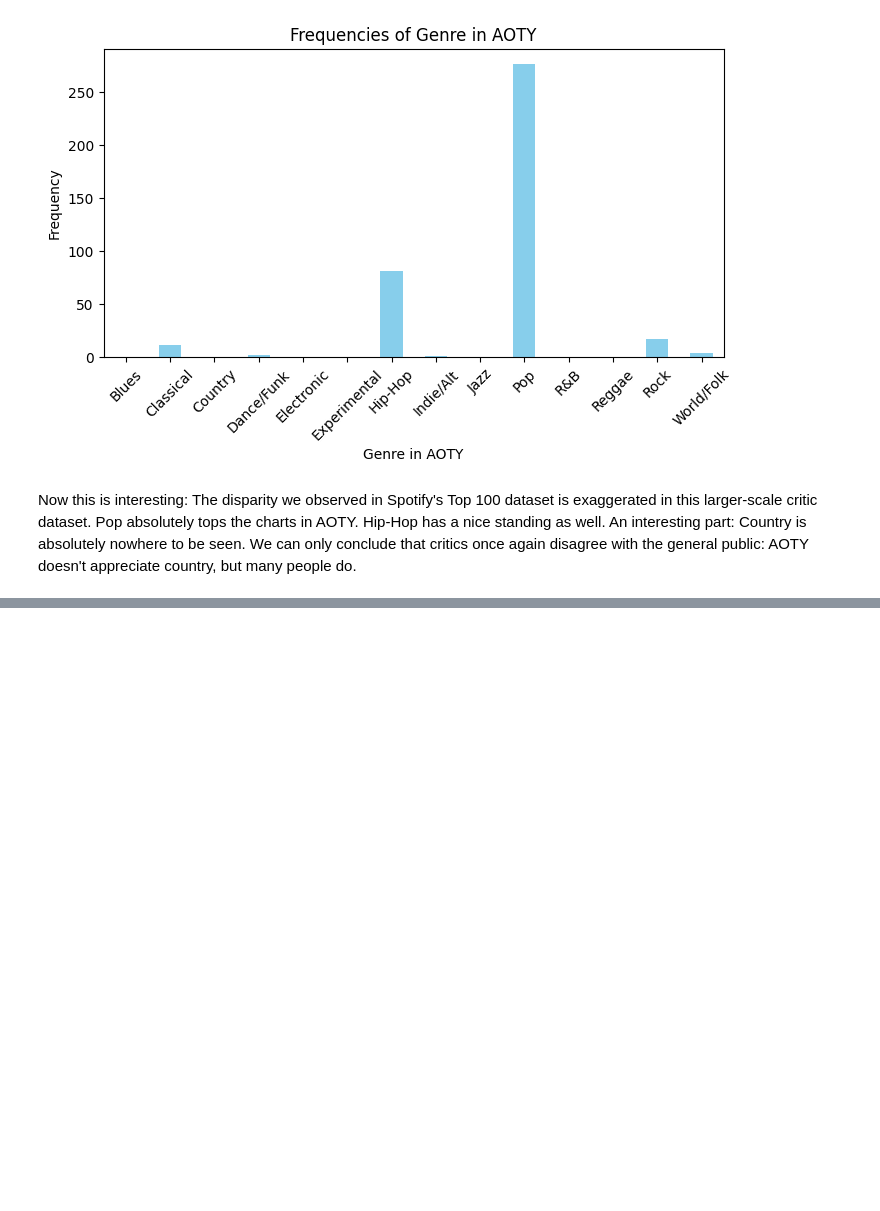
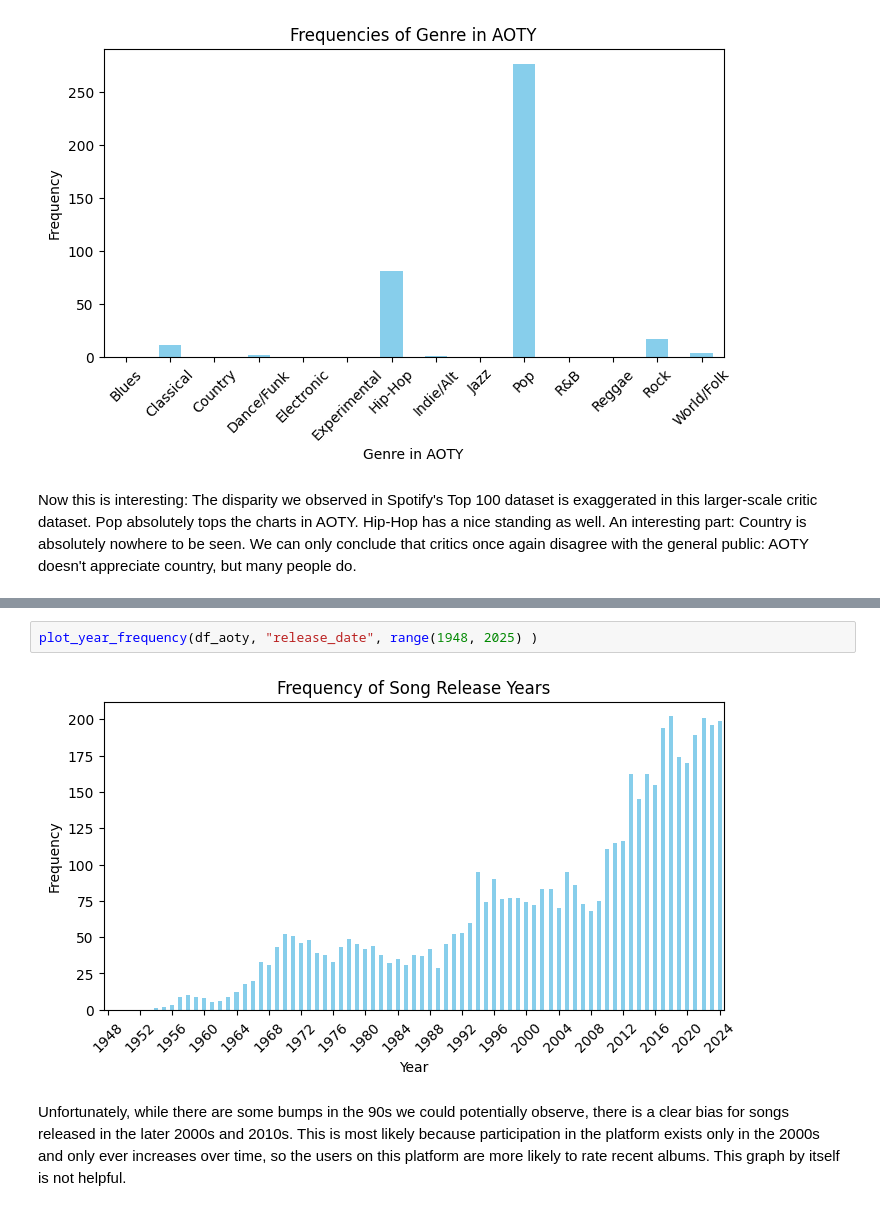
Before and after one commit to buiswrld/soundscaping, a Jupyter notebook: exploration.ipynb, the cells around one changed output, grey strips where cells are left out. Drawn from its saved outputs; the diff is of its cells as text; blank space fills up the shorter version.

```diff
--- a/exploration.ipynb
+++ b/exploration.ipynb
@@ -298,0 +328,6 @@ Now this is interesting: The disparity we observed in Spotify's Top 100 dataset
+# %%
+plot_year_frequency(df_aoty, "release_date", range(1948, 2025) )
+# %% [output]
+[figure, added]
+# %% [markdown]
+Unfortunately, while there are some bumps in the 90s we could potentially observe, there is a clear bias for songs released in the later 2000s and 2010s. This is most likely because participation in the platform exists only in the 2000s and only ever increases over time, so the users on this platform are more likely to rate recent albums. This graph by itself is not helpful.
```
Also changed, not shown: parts of 9 cells of this notebook, 1 other file.
